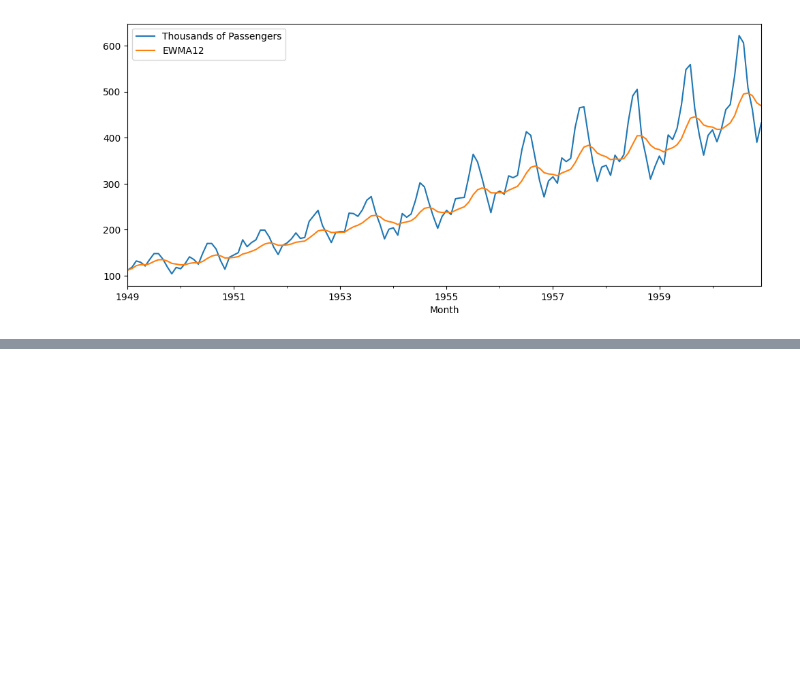
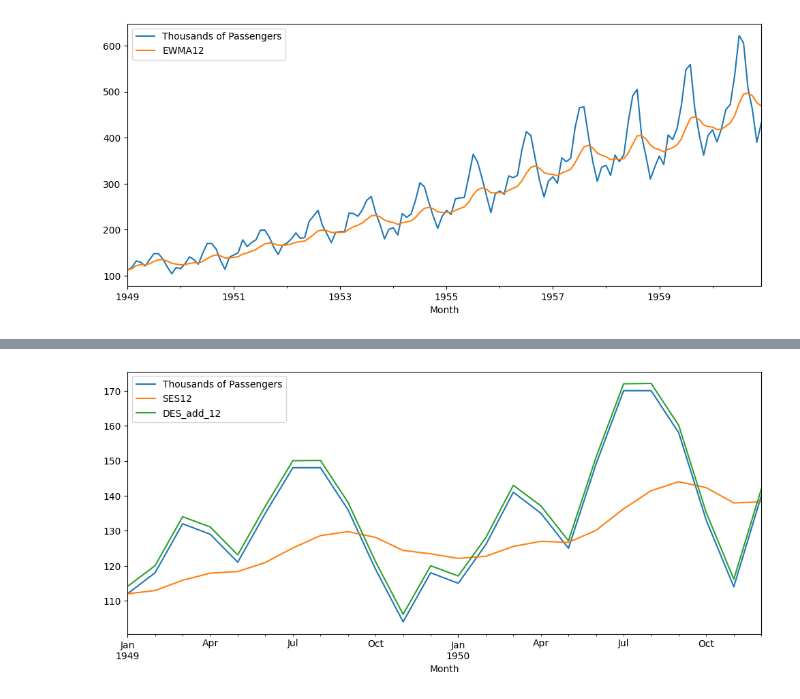
Before and after one commit to sigmadream/practice-analysis, a Jupyter notebook: ts/ts2-statemodel.ipynb, the cells around one changed output, grey strips where cells are left out. Saved outputs shown, nothing was run; the diff lists cells and outputs as text; code cells hidden in the pictures; blank space fills up the shorter version.

```diff
--- a/ts/ts2-statemodel.ipynb
+++ b/ts/ts2-statemodel.ipynb
@@ -109,0 +199,4 @@ airline[['Thousands of Passengers', 'EWMA12']].plot();
+# %%
+df[['Thousands of Passengers', 'SES12', 'DES_add_12']].iloc[:24].plot(figsize=(12,5));
+# %% [output]
+[figure, added]
```
Also changed, not shown: parts of 24 cells of this notebook.
